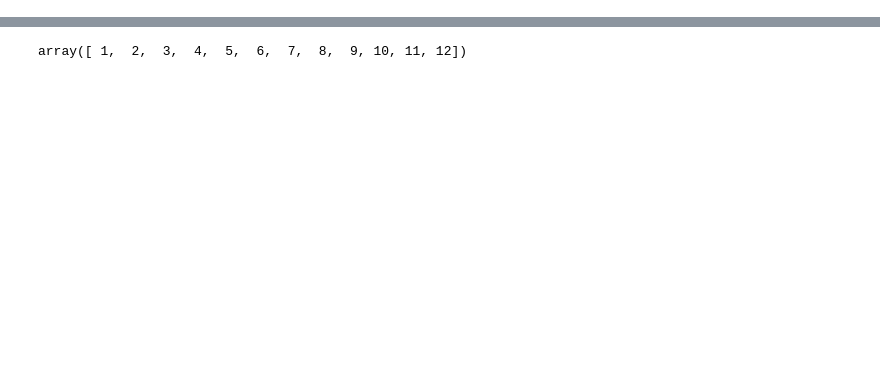
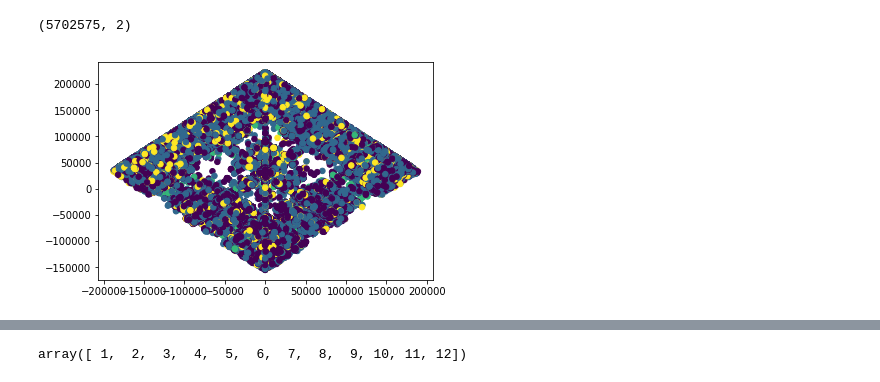
Before and after one commit to chinmaydas96/Bike_sharing, a Jupyter notebook: clustering.ipynb, the cells around one changed output, grey strips where cells are left out. Cells and saved outputs as stored; diff of their text form; code cells hidden in the pictures; blank space fills up the shorter version.

```diff
--- a/clustering.ipynb
+++ b/clustering.ipynb
@@ -58,0 +38,10 @@ array(['Android', 'iPhone', 'others', 'IVR', 'Windows', 'BlackBerry'], dtype=obj
+# %%
+import numpy as np
+from kmodes.kmodes import KModes
+
+km = KModes(n_clusters=4, init='Huang', n_init=3, verbose=1)
+
+clusters = km.fit_predict(cluster_2016)
+cluster_2016['clusters'] = clusters
+# Print the cluster centroids
+print(km.cluster_centroids_)
@@ -58,0 +66,14 @@ array(['Android', 'iPhone', 'others', 'IVR', 'Windows', 'BlackBerry'], dtype=obj
+# %%
+from sklearn.decomposition import PCA
+pca = PCA(2)
+# Turn the dummified df into two columns with PCA
+plot_columns = pca.fit_transform(cluster_2016.loc[:,:])
+plot_columns.shape
+# %% [output]
+(5702575, 2)
+# %%
+# Plot based on the two dimensions, and shade by cluster label
+plt.scatter(x=plot_columns[:,1], y=plot_columns[:,0], c=cluster_2016["clusters"], s=30)
+plt.show()
+# %% [output]
+[figure, added]
```
Also changed, not shown: parts of 21 cells of this notebook.
